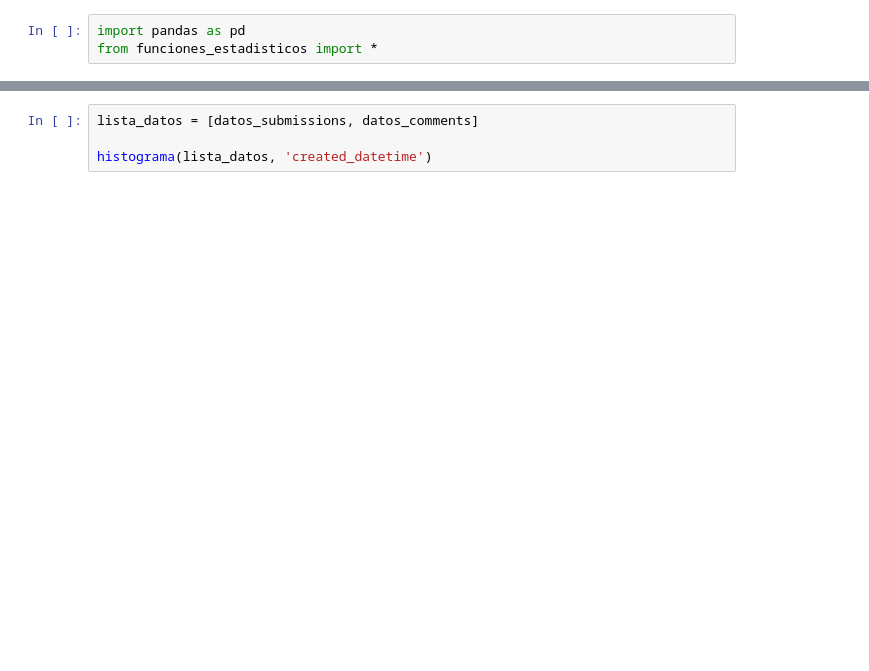
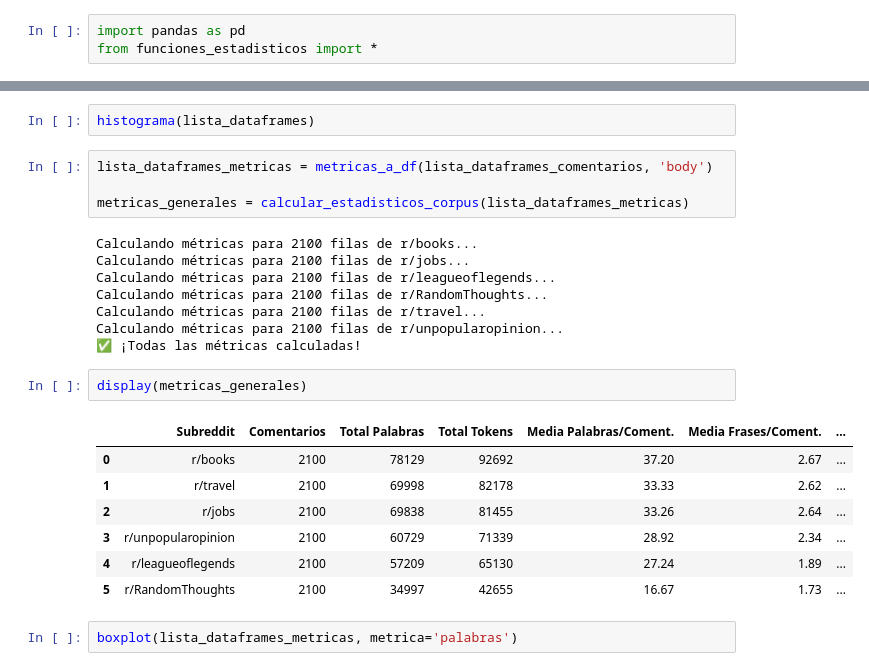
Before and after one commit to daniela-murciam-um-es/PLN-practicasParte2, a Jupyter notebook: prueba_estadisticos.ipynb, the cells around one changed output, grey strips where cells are left out. Drawn from its saved outputs; the diff is of its cells as text; blank space fills up the shorter version.

```diff
--- a/prueba_estadisticos.ipynb
+++ b/prueba_estadisticos.ipynb
@@ -36,4 +46,26 @@ display(datos_comments)
 # %%
-lista_datos = [datos_submissions, datos_comments]
-
-histograma(lista_datos, 'created_datetime')
+histograma(lista_dataframes)
+# %%
+lista_dataframes_metricas = metricas_a_df(lista_dataframes_comentarios, 'body')
+
+metricas_generales = calcular_estadisticos_corpus(lista_dataframes_metricas)
+# %% [output]
+Calculando métricas para 2100 filas de r/books...
+Calculando métricas para 2100 filas de r/jobs...
+Calculando métricas para 2100 filas de r/leagueoflegends...
+Calculando métricas para 2100 filas de r/RandomThoughts...
+Calculando métricas para 2100 filas de r/travel...
+Calculando métricas para 2100 filas de r/unpopularopinion...
+✅ ¡Todas las métricas calculadas!
+# %%
+display(metricas_generales)
+# %% [output]
+|  | Subreddit | Comentarios | Total Palabras | Total Tokens | Media Palabras/Coment. | Media Frases/Coment. | ... |
+| 0 | r/books | 2100 | 78129 | 92692 | 37.20 | 2.67 | ... |
+| 1 | r/travel | 2100 | 69998 | 82178 | 33.33 | 2.62 | ... |
+| 2 | r/jobs | 2100 | 69838 | 81455 | 33.26 | 2.64 | ... |
+| 3 | r/unpopularopinion | 2100 | 60729 | 71339 | 28.92 | 2.34 | ... |
+| 4 | r/leagueoflegends | 2100 | 57209 | 65130 | 27.24 | 1.89 | ... |
+| 5 | r/RandomThoughts | 2100 | 34997 | 42655 | 16.67 | 1.73 | ... |
+# %%
+boxplot(lista_dataframes_metricas, metrica='palabras')
```
Also changed, not shown: parts of 1 cell of this notebook, 4 other files.
